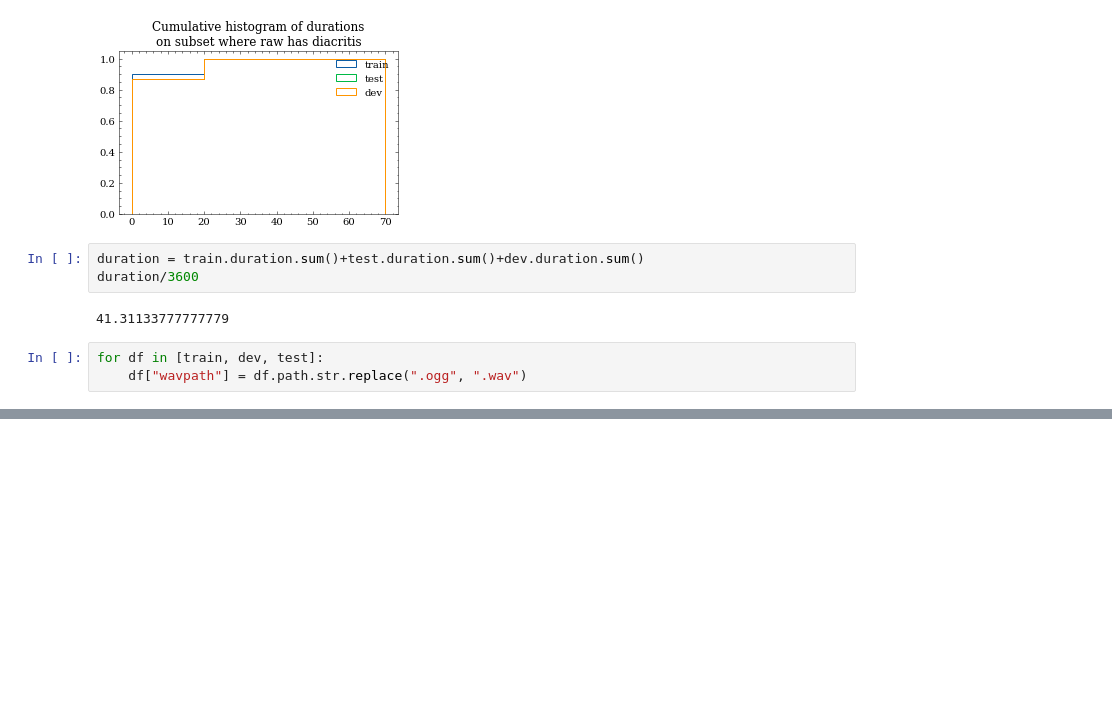
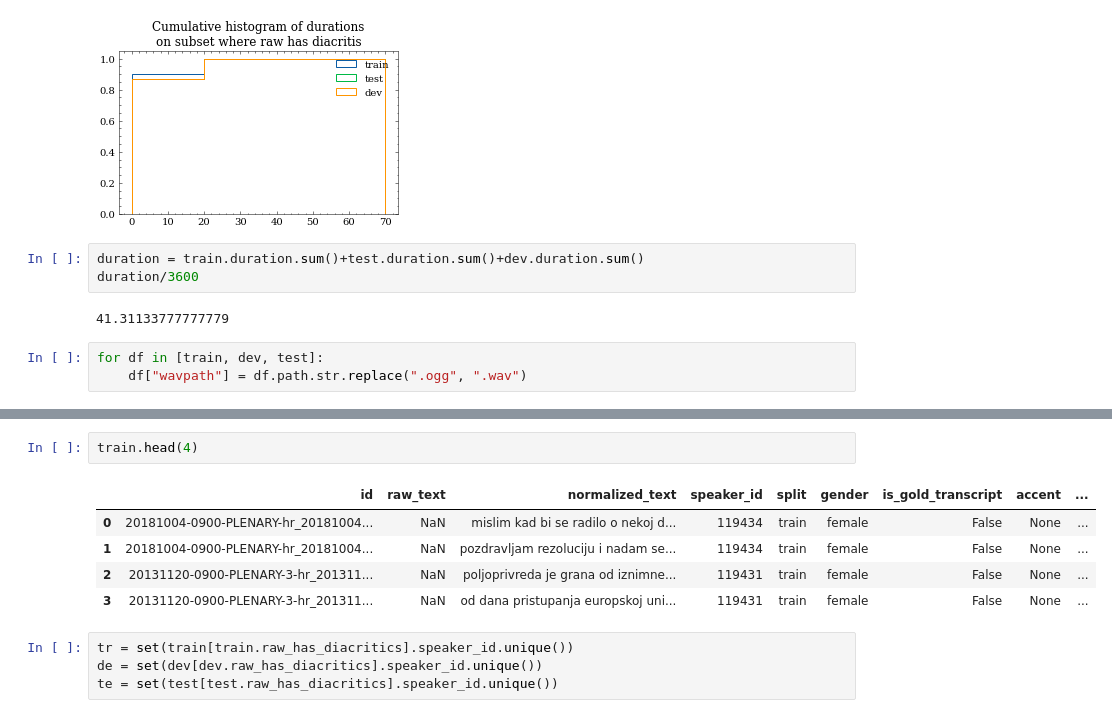
Before and after one commit to 5roop/task8, a Jupyter notebook: 27_exploring_vox_populi.ipynb, the cells around one changed output, grey strips where cells are left out. Saved outputs shown, nothing was run; the diff lists cells and outputs as text; blank space fills up the shorter version.

```diff
--- a/27_exploring_vox_populi.ipynb
+++ b/27_exploring_vox_populi.ipynb
@@ -144,0 +150,12 @@ for df in [train, dev, test]:
+# %%
+train.head(4)
+# %% [output]
+|  | id | raw_text | normalized_text | speaker_id | split | gender | is_gold_transcript | accent | ... |
+| 0 | 20181004-0900-PLENARY-hr_20181004... | NaN | mislim kad bi se radilo o nekoj d... | 119434 | train | female | False | None | ... |
+| 1 | 20181004-0900-PLENARY-hr_20181004... | NaN | pozdravljam rezoluciju i nadam se... | 119434 | train | female | False | None | ... |
+| 2 | 20131120-0900-PLENARY-3-hr_201311... | NaN | poljoprivreda je grana od iznimne... | 119431 | train | female | False | None | ... |
+| 3 | 20131120-0900-PLENARY-3-hr_201311... | NaN | od dana pristupanja europskoj uni... | 119431 | train | female | False | None | ... |
+# %%
+tr = set(train[train.raw_has_diacritics].speaker_id.unique())
+de = set(dev[dev.raw_has_diacritics].speaker_id.unique())
+te = set(test[test.raw_has_diacritics].speaker_id.unique())
```
Also changed, not shown: parts of 2 cells of this notebook.
